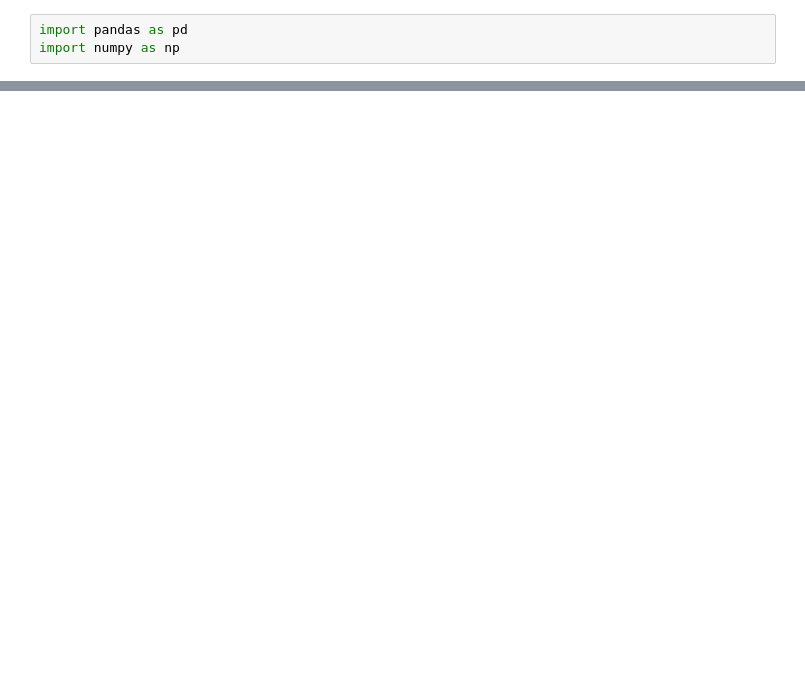
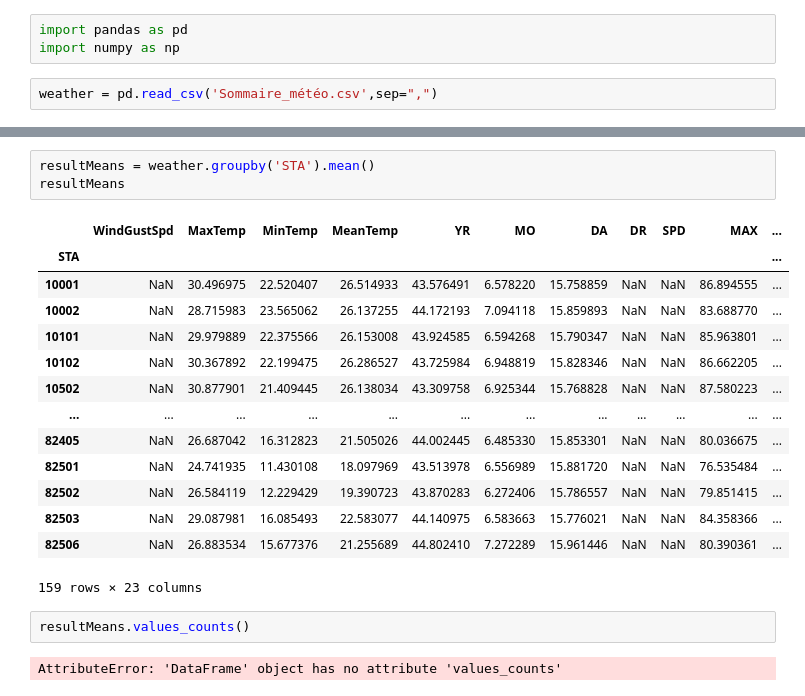
Before and after one commit to AdrienReymann/M1-IoT-H3Python, a Jupyter notebook: Température_moyenne_WWII/Température_moyenne_WWII.ipynb, the cells around one changed output, grey strips where cells are left out. Drawn from its saved outputs; the diff is of its cells as text; blank space fills up the shorter version.

```diff
--- a/Température_moyenne_WWII/Température_moyenne_WWII.ipynb
+++ b/Température_moyenne_WWII/Température_moyenne_WWII.ipynb
@@ -1,3 +1,5 @@
 # %%
 import pandas as pd
 import numpy as np
+# %%
+weather = pd.read_csv('Sommaire_météo.csv',sep=",")
@@ -30,0 +70,22 @@ chest.isna()
+# %%
+resultMeans = weather.groupby('STA').mean()
+resultMeans
+# %% [output]
+|  | WindGustSpd | MaxTemp | MinTemp | MeanTemp | YR | MO | DA | DR | SPD | MAX | ... |
+| STA |  |  |  |  |  |  |  |  |  |  | ... |
+| 10001 | NaN | 30.496975 | 22.520407 | 26.514933 | 43.576491 | 6.578220 | 15.758859 | NaN | NaN | 86.894555 | ... |
+| 10002 | NaN | 28.715983 | 23.565062 | 26.137255 | 44.172193 | 7.094118 | 15.859893 | NaN | NaN | 83.688770 | ... |
+| 10101 | NaN | 29.979889 | 22.375566 | 26.153008 | 43.924585 | 6.594268 | 15.790347 | NaN | NaN | 85.963801 | ... |
+| 10102 | NaN | 30.367892 | 22.199475 | 26.286527 | 43.725984 | 6.948819 | 15.828346 | NaN | NaN | 86.662205 | ... |
+| 10502 | NaN | 30.877901 | 21.409445 | 26.138034 | 43.309758 | 6.925344 | 15.768828 | NaN | NaN | 87.580223 | ... |
+| ... | ... | ... | ... | ... | ... | ... | ... | ... | ... | ... | ... |
+| 82405 | NaN | 26.687042 | 16.312823 | 21.505026 | 44.002445 | 6.485330 | 15.853301 | NaN | NaN | 80.036675 | ... |
+| 82501 | NaN | 24.741935 | 11.430108 | 18.097969 | 43.513978 | 6.556989 | 15.881720 | NaN | NaN | 76.535484 | ... |
+| 82502 | NaN | 26.584119 | 12.229429 | 19.390723 | 43.870283 | 6.272406 | 15.786557 | NaN | NaN | 79.851415 | ... |
+| 82503 | NaN | 29.087981 | 16.085493 | 22.583077 | 44.140975 | 6.583663 | 15.776021 | NaN | NaN | 84.358366 | ... |
+| 82506 | NaN | 26.883534 | 15.677376 | 21.255689 | 44.802410 | 7.272289 | 15.961446 | NaN | NaN | 80.390361 | ... |
+159 rows × 23 columns
+# %%
+resultMeans.values_counts()
+# %% [output]
+AttributeError: 'DataFrame' object has no attribute 'values_counts'
```
Also changed, not shown: parts of 6 cells of this notebook, 2 other files.
